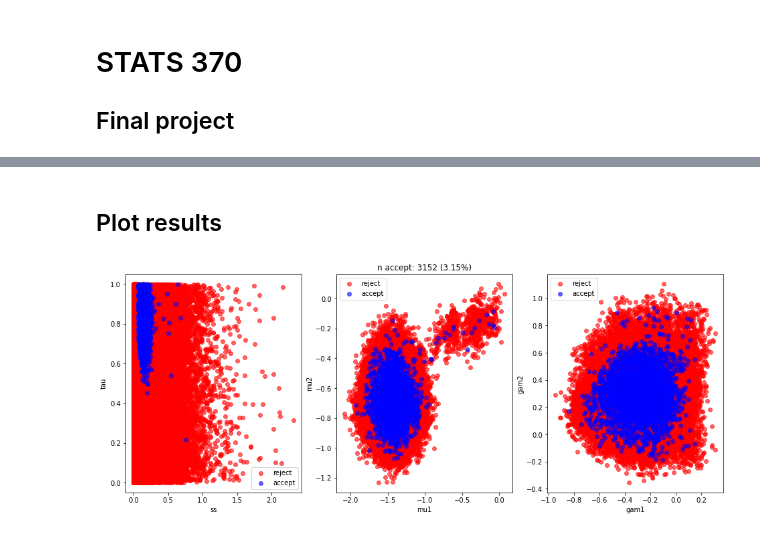
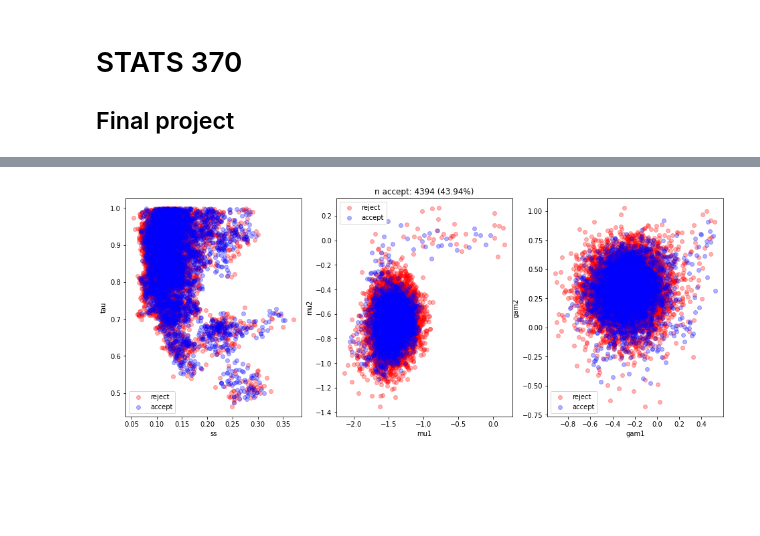
Before and after one commit to etrieschman/gene-expr, a Jupyter notebook: code/Trieschman_STATS370_Final.ipynb, the cells around one changed output, grey strips where cells are left out. Saved outputs shown, nothing was run; the diff lists cells and outputs as text; code cells hidden in the pictures; blank space fills up the shorter version.

```diff
--- a/code/Trieschman_STATS370_Final.ipynb
+++ b/code/Trieschman_STATS370_Final.ipynb
@@ -57,6 +64,6 @@ def prob_cand(x, theta):
     return p
 # %%
-T = 100000
+T = 10000
 xt = []
 cands = []
 status = []
@@ -89,30 +96,36 @@ for t in tqdm(range(T)):
 xt = np.array(xt)
 cands = np.array(cands)
 status = np.array(status)
-# %% [markdown]
-## Plot results
 # %%
-def plot_ar(cands, status):
+alpha=0.3
+def plot_ar(cands, plot_status=False, status=np.nan):
     fig, ax = plt.subplots(ncols=3, figsize=(16, 6))
 
-    # plot rejections
-    ix = np.where(status == 'r')
-    ax[0].scatter(cands[ix, 0], cands[ix, 1], color='red', label='reject', alpha=0.6)
-    ax[1].scatter(cands[ix, 2], cands[ix, 3], color='red', label='reject', alpha=0.6)
-    ax[2].scatter(cands[ix, 4], cands[ix, 5], color='red', label='reject', alpha=0.6)
-    # plot acceptances
-    ix = np.where(status == 'a')
-    ax[0].scatter(cands[ix, 0], cands[ix, 1], color='blue', label='accept', alpha=0.6)
-    ax[1].scatter(cands[ix, 2], cands[ix, 3], color='blue', label='accept', alpha=0.6)
-    ax[2].scatter(cands[ix, 4], cands[ix, 5], color='blue', label='accept', alpha=0.6)
+    if not plot_status:
+        ax[0].scatter(cands[:, 0], cands[:, 1], color='blue', label='accept', alpha=alpha)
+        ax[1].scatter(cands[:, 2], cands[:, 3], color='blue', label='accept', alpha=alpha)
+        ax[2].scatter(cands[:, 4], cands[:, 5], color='blue', label='accept', alpha=alpha)
+    else:
+        # plot rejections
+        ix = np.where(status == 'r')
+        ax[0].scatter(cands[ix, 0], cands[ix, 1], color='red', label='reject', alpha=alpha)
+        ax[1].scatter(cands[ix, 2], cands[ix, 3], color='red', label='reject', alpha=alpha)
+        ax[2].scatter(cands[ix, 4], cands[ix, 5], color='red', label='reject', alpha=alpha)
+        # plot acceptances
+        ix = np.where(status == 'a')
+        ax[0].scatter(cands[ix, 0], cands[ix, 1], color='blue', label='accept', alpha=alpha)
+        ax[1].scatter(cands[ix, 2], cands[ix, 3], color='blue', label='accept', alpha=alpha)
+        ax[2].scatter(cands[ix, 4], cands[ix, 5], color='blue', label='accept', alpha=alpha)
+        # plot legend and title
+        ax[0].legend()
+        ax[1].legend()
+        ax[2].legend()
+        n_accept = (status == 'a').sum()
+        ax[1].set(title=f'n accept: {n_accept} ({n_accept / len(status):0.2%})')
 
     ax[0].set(xlabel='ss', ylabel='tau')
-    n_accept = (status == 'a').sum()
-    ax[1].set(xlabel='mu1', ylabel='mu2', title=f'n accept: {n_accept} ({n_accept / len(status):0.2%})')
+    ax[1].set(xlabel='mu1', ylabel='mu2')
     ax[2].set(xlabel='gam1', ylabel='gam2')
-    ax[0].legend()
-    ax[1].legend()
-    ax[2].legend()
     plt.show()
 # %%
 def plot_marginals(xt):
@@ -128,9 +141,9 @@ def plot_marginals(xt):
     ax[1].set(title='marginal densities')
     plt.show()
 # %%
-plot_ar(cands, status)
+plot_ar(cands, plot_status=True, status=status)
 # %% [output]
-[figure, old version]
+[figure, new version]
 # %%
 plot_marginals(xt)
 # %% [output]
```
Also changed, not shown: parts of 12 cells of this notebook, 2 other files.
